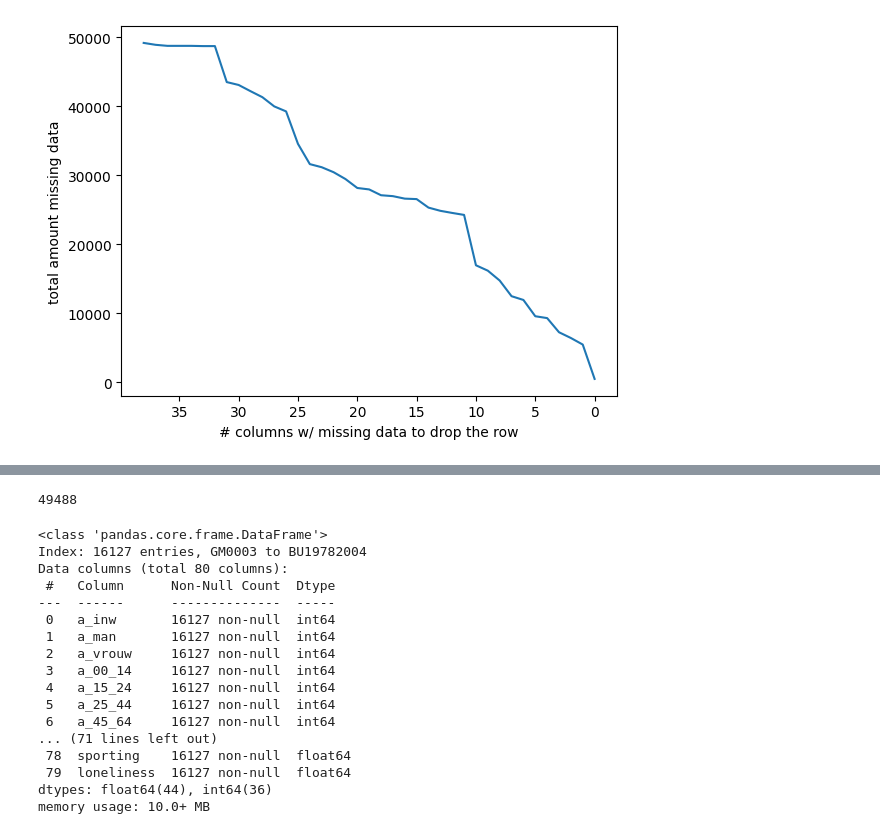
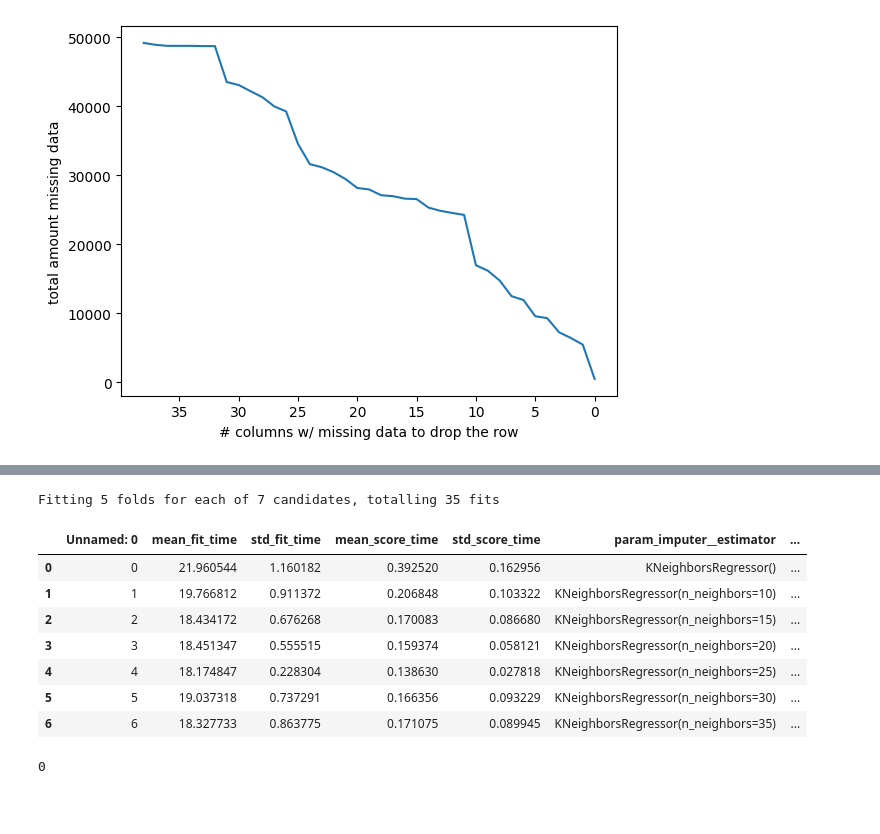
Before and after one commit to ashleyrennnnnn/Assignments-Machine-Learning, a Jupyter notebook: final-project/pre-processing.ipynb, the cells around one changed output, grey strips where cells are left out. Cells and saved outputs as stored; diff of their text form; code cells hidden in the pictures; blank space fills up the shorter version.

```diff
--- a/final-project/pre-processing.ipynb
+++ b/final-project/pre-processing.ipynb
@@ -228,0 +299,40 @@ plt.savefig("missing_row_plot.png")
+# %%
+# Find best parameters for decision tree, using the same dataset
+comb_test = combined.sample(int(len(combined) * 0.3), random_state=110)
+
+pipe = Pipeline(
+    [
+        ("imputer", IterativeImputer(max_iter=10, tol=1e-3, random_state=100)),
+        ("scaler", StandardScaler()),
+        ("model", RandomForestRegressor(random_state=100)),
+    ]
+)
+
+param = {
+    "imputer__estimator": [
+        KNeighborsRegressor(),
+        KNeighborsRegressor(n_neighbors=10),
+        KNeighborsRegressor(n_neighbors=15),
+        KNeighborsRegressor(n_neighbors=20),
+        KNeighborsRegressor(n_neighbors=25),
+        KNeighborsRegressor(n_neighbors=30),
+        KNeighborsRegressor(n_neighbors=35),
+    ]
+}
+
+gsc = GridSearchCV(pipe, param, verbose=2, n_jobs=3)
+gsc.fit(comb_test.drop(columns=["loneliness"]), comb_test["loneliness"])
+pd.DataFrame(gsc.cv_results_).to_csv("grid_search_results_knn.csv")
+# %% [output]
+Fitting 5 folds for each of 7 candidates, totalling 35 fits
+# %%
+pd.read_csv("grid_search_results_knn.csv")
+# %% [output]
+|  | Unnamed: 0 | mean_fit_time | std_fit_time | mean_score_time | std_score_time | param_imputer__estimator | ... |
+| 0 | 0 | 21.960544 | 1.160182 | 0.392520 | 0.162956 | KNeighborsRegressor() | ... |
+| 1 | 1 | 19.766812 | 0.911372 | 0.206848 | 0.103322 | KNeighborsRegressor(n_neighbors=10) | ... |
+| 2 | 2 | 18.434172 | 0.676268 | 0.170083 | 0.086680 | KNeighborsRegressor(n_neighbors=15) | ... |
+| 3 | 3 | 18.451347 | 0.555515 | 0.159374 | 0.058121 | KNeighborsRegressor(n_neighbors=20) | ... |
+| 4 | 4 | 18.174847 | 0.228304 | 0.138630 | 0.027818 | KNeighborsRegressor(n_neighbors=25) | ... |
+| 5 | 5 | 19.037318 | 0.737291 | 0.166356 | 0.093229 | KNeighborsRegressor(n_neighbors=30) | ... |
+| 6 | 6 | 18.327733 | 0.863775 | 0.171075 | 0.089945 | KNeighborsRegressor(n_neighbors=35) | ... |
@@ -229,6 +343,6 @@ plt.savefig("missing_row_plot.png")
 # %%
-# No missing data left!
-combined.isna().sum().sum()
+# No missing data is left
+combined_imputed.isna().sum().sum()
 # %% [output]
-49488
+0
 # %%
@@ -236,21 +350 @@ combined.to_csv("pre-processed-data.csv")
-# %%
-combined.info()
-# %% [output]
-<class 'pandas.core.frame.DataFrame'>
-Index: 16127 entries, GM0003 to BU19782004
-Data columns (total 80 columns):
- #   Column      Non-Null Count  Dtype
----  ------      --------------  -----
- 0   a_inw       16127 non-null  int64
- 1   a_man       16127 non-null  int64
- 2   a_vrouw     16127 non-null  int64
- 3   a_00_14     16127 non-null  int64
- 4   a_15_24     16127 non-null  int64
- 5   a_25_44     16127 non-null  int64
- 6   a_45_64     16127 non-null  int64
-... (71 lines left out)
- 78  sporting    16127 non-null  float64
- 79  loneliness  16127 non-null  float64
-dtypes: float64(44), int64(36)
-memory usage: 10.0+ MB
 # %%
```
Also changed, not shown: parts of 12 cells of this notebook, 1 other file.
